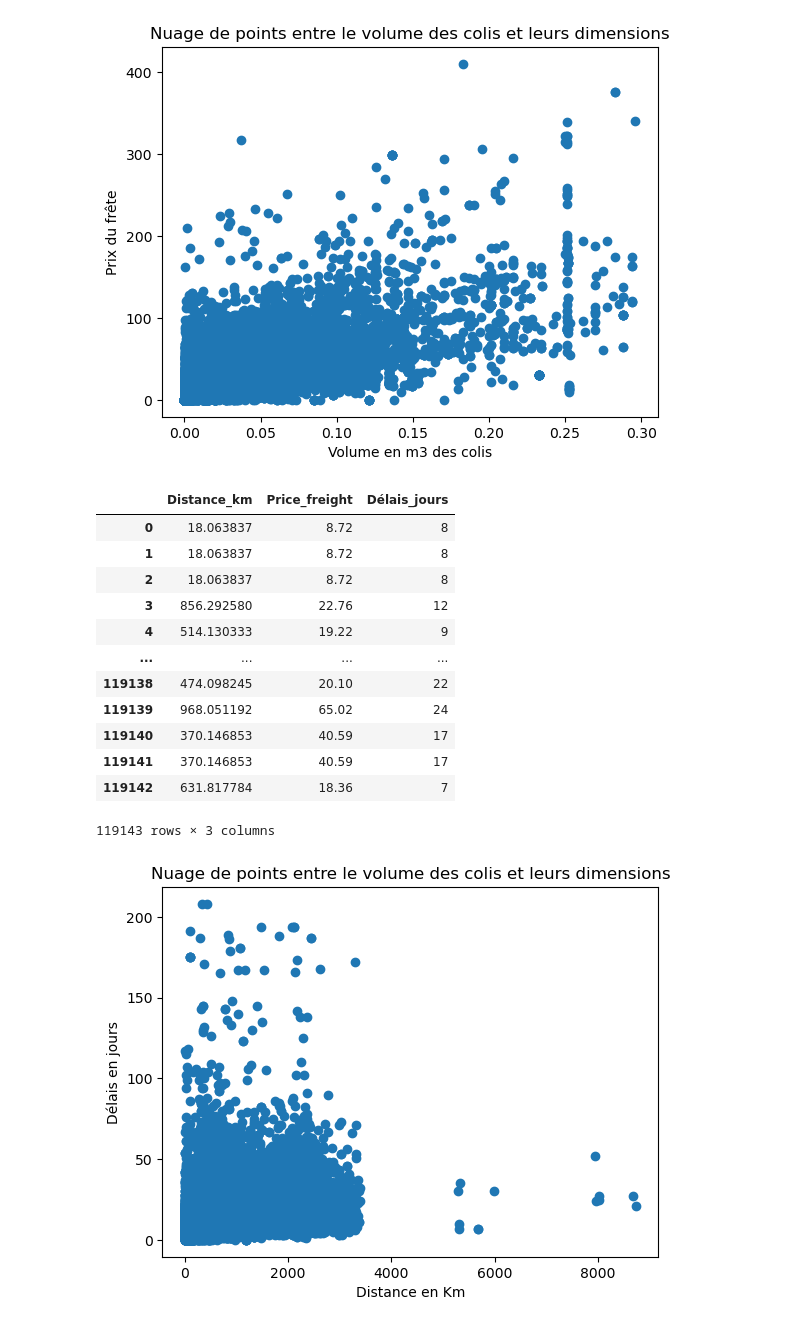
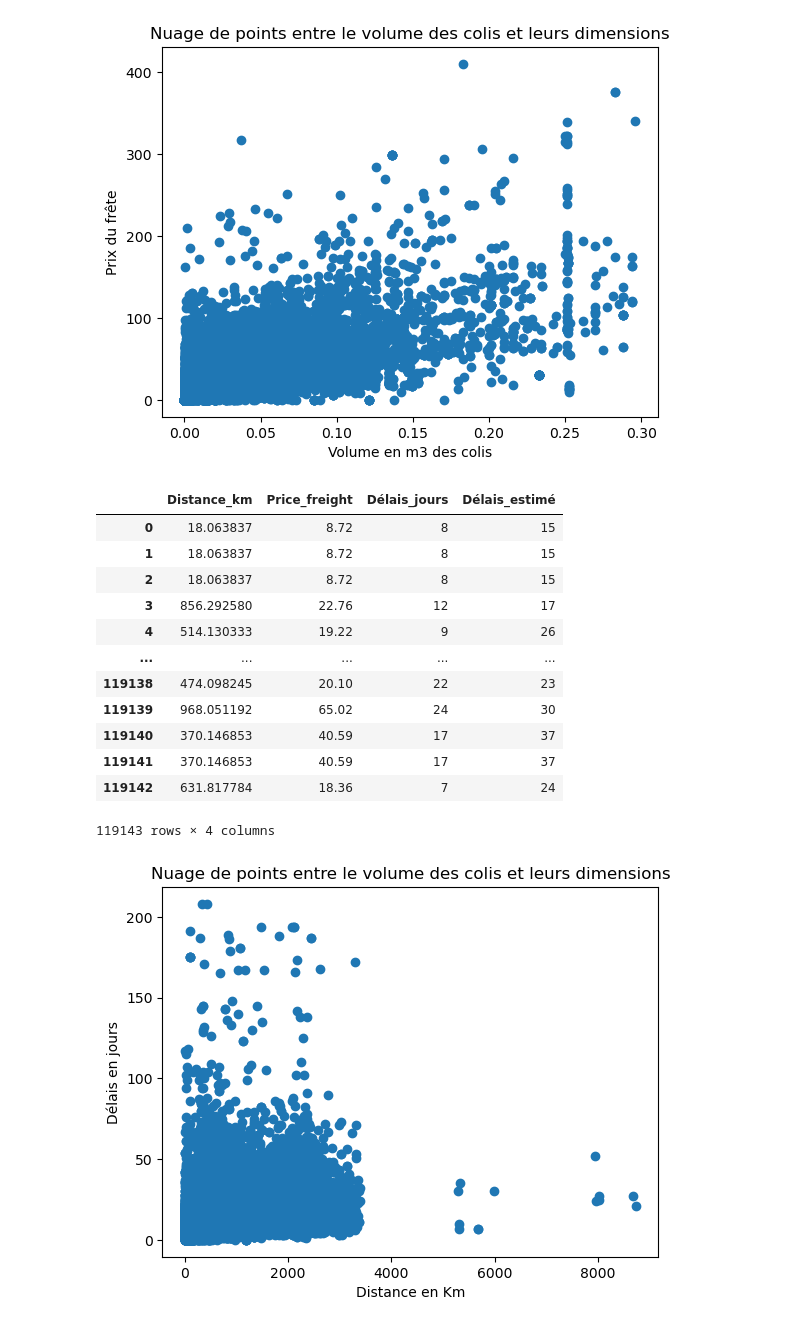
Before and after one commit to HaDock404/CustomerSegmentation, a Jupyter notebook: notebook.ipynb, the cells around one changed output. Drawn from its saved outputs; the diff is of its cells as text; code cells hidden in the pictures.

Commit message:
ajout graph délais estimé/réel

```diff
--- a/notebook.ipynb
+++ b/notebook.ipynb
@@ -708,53 +716,47 @@ df_distance = []
 df_distance = pd.DataFrame(df_distance)
 
 def haversine(lat1, lon1, lat2, lon2):
     # Convertir les coordonnées degrés en radians
     lat1 = math.radians(lat1)
     lon1 = math.radians(lon1)
     lat2 = math.radians(lat2)
     lon2 = math.radians(lon2)
 
     # Différence de latitude et de longitude
     dlat = lat2 - lat1
     dlon = lon2 - lon1
 
     # Formule de la haversine
     a = math.sin(dlat/2)**2 + math.cos(lat1) * math.cos(lat2) * math.sin(dlon/2)**2
     c = 2 * math.atan2(math.sqrt(a), math.sqrt(1-a))
 
     # Rayon moyen de la Terre en kilomètres
     R = 6371.0
 
     # Calcul de la distance
     distance = R * c
 
     return distance
 
-# Exemple d'utilisation
-lat1 = 48.8566
-lon1 = 2.3522
-lat2 = 40.7128
-lon2 = -74.0060
-
-#df_distance['Distance'] = haversine(data['geolocation_lat_x'], data['geolocation_lng_x'], data['geolocation_lat_y'], data['geolocation_lng_y'])
 df_distance['Distance_km'] = data.apply(lambda row: haversine(row['geolocation_lat_x'], row['geolocation_lng_x'], row['geolocation_lat_y'], row['geolocation_lng_y']), axis=1)
 df_distance['Price_freight'] = data['freight_value']
 df_distance['Délais_jours'] = (pd.to_datetime(data['order_delivered_customer_date']) - pd.to_datetime(data['order_approved_at'])).dt.days
+df_distance['Délais_estimé'] = (pd.to_datetime(data['order_estimated_delivery_date']) - pd.to_datetime(data['order_approved_at'])).dt.days
 df_distance
 # %% [output]
-|  | Distance_km | Price_freight | Délais_jours |
-| 0 | 18.063837 | 8.72 | 8 |
-| 1 | 18.063837 | 8.72 | 8 |
-| 2 | 18.063837 | 8.72 | 8 |
-| 3 | 856.292580 | 22.76 | 12 |
-| 4 | 514.130333 | 19.22 | 9 |
-| ... | ... | ... | ... |
-| 119138 | 474.098245 | 20.10 | 22 |
-| 119139 | 968.051192 | 65.02 | 24 |
-| 119140 | 370.146853 | 40.59 | 17 |
-| 119141 | 370.146853 | 40.59 | 17 |
-| 119142 | 631.817784 | 18.36 | 7 |
+|  | Distance_km | Price_freight | Délais_jours | Délais_estimé |
+| 0 | 18.063837 | 8.72 | 8 | 15 |
+| 1 | 18.063837 | 8.72 | 8 | 15 |
+| 2 | 18.063837 | 8.72 | 8 | 15 |
+| 3 | 856.292580 | 22.76 | 12 | 17 |
+| 4 | 514.130333 | 19.22 | 9 | 26 |
+| ... | ... | ... | ... | ... |
+| 119138 | 474.098245 | 20.10 | 22 | 23 |
+| 119139 | 968.051192 | 65.02 | 24 | 30 |
+| 119140 | 370.146853 | 40.59 | 17 | 37 |
+| 119141 | 370.146853 | 40.59 | 17 | 37 |
+| 119142 | 631.817784 | 18.36 | 7 | 24 |
-119143 rows × 3 columns
+119143 rows × 4 columns
 # %%
 df_distance = df_distance[df_distance['Délais_jours'] >= 0]
 plt.scatter(df_distance['Distance_km'], df_distance['Délais_jours'])
```
Also changed, not shown: parts of 10 cells of this notebook.
